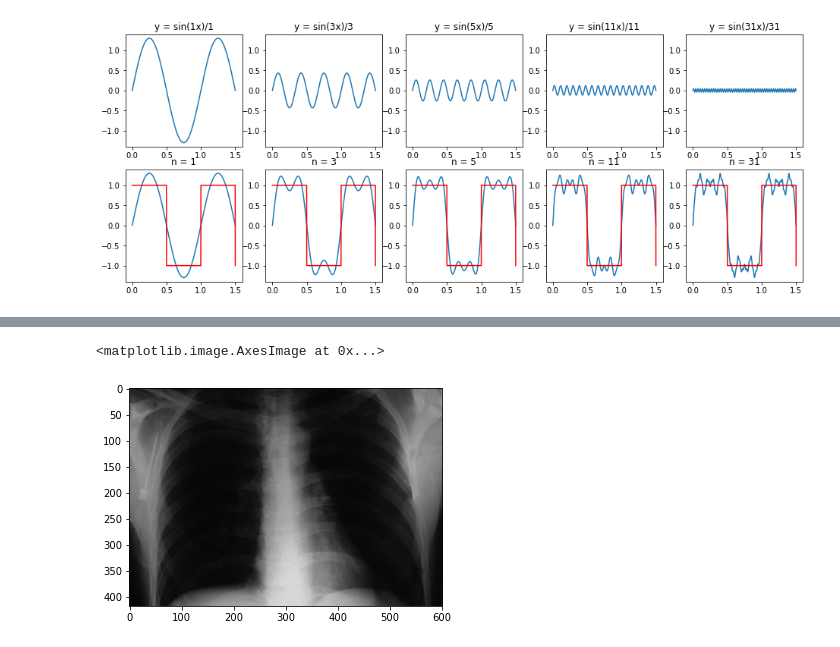
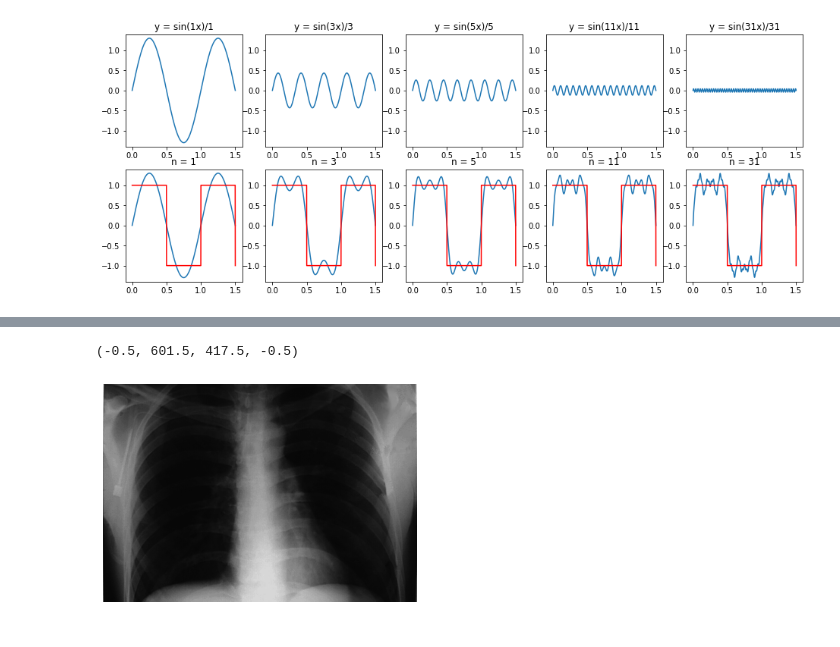
Before and after one commit to michielgoethals/digital_image_processing, a Jupyter notebook: Frequency domain filtering.ipynb, the cells around one changed output, grey strips where cells are left out. Cells and saved outputs as stored; diff of their text form; code cells hidden in the pictures.

```diff
--- a/Frequency domain filtering.ipynb
+++ b/Frequency domain filtering.ipynb
@@ -160,9 +278,10 @@ plt.imshow(g, cmap = 'gray')
 # %%
 #dia 51: High frequency emphasis filtering and histogram equalization for image enhancement
 
 img = cv2.imread('./imgs/ChestXray.tif')
 
 plt.imshow(img, cmap='gray')
+plt.axis('off')
 # %% [output]
-<matplotlib.image.AxesImage at 0x...>
+(-0.5, 601.5, 417.5, -0.5)
-[figure, old version]
+[figure, new version]
```
Also changed, not shown: parts of 4 cells of this notebook.
